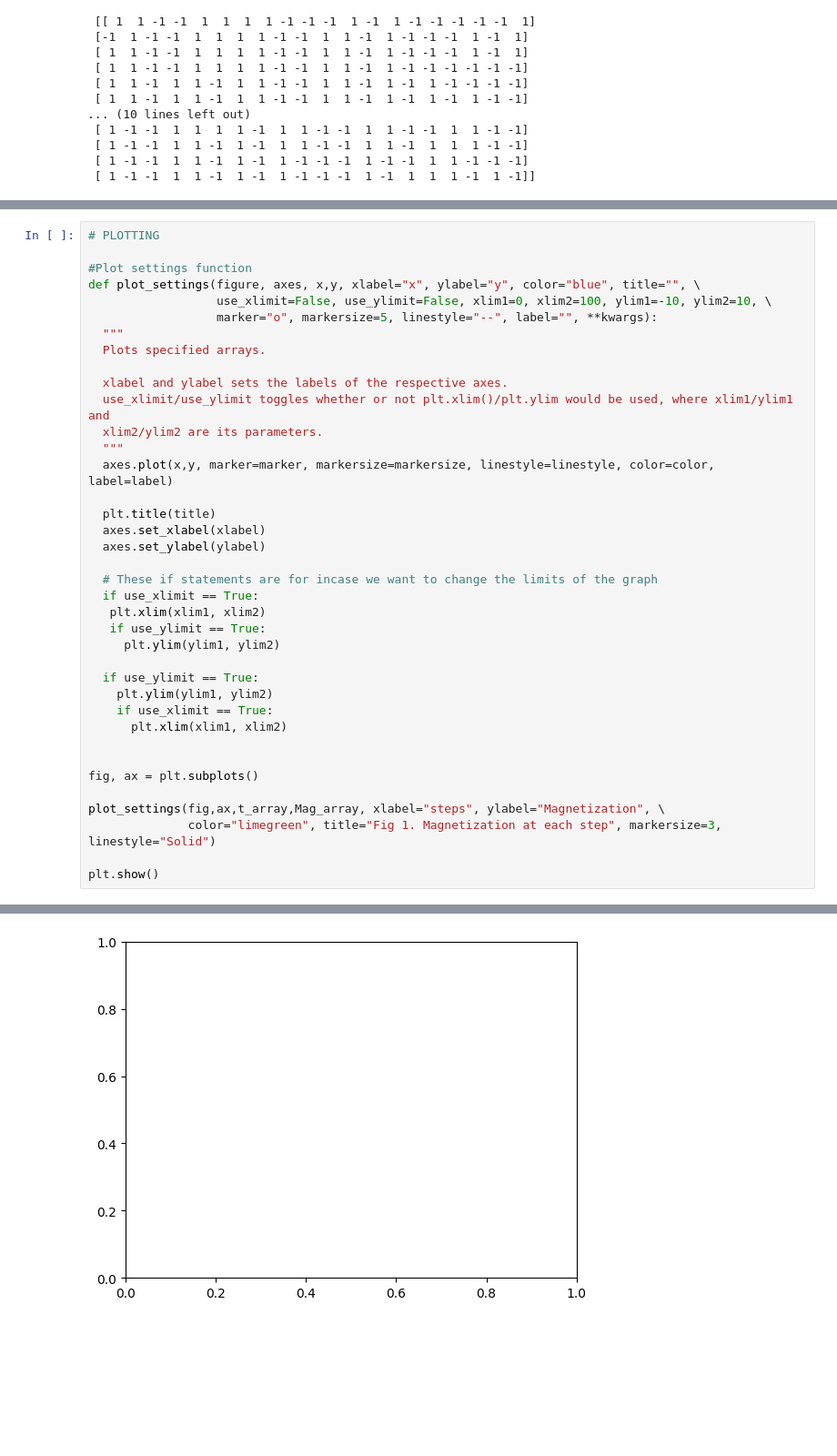
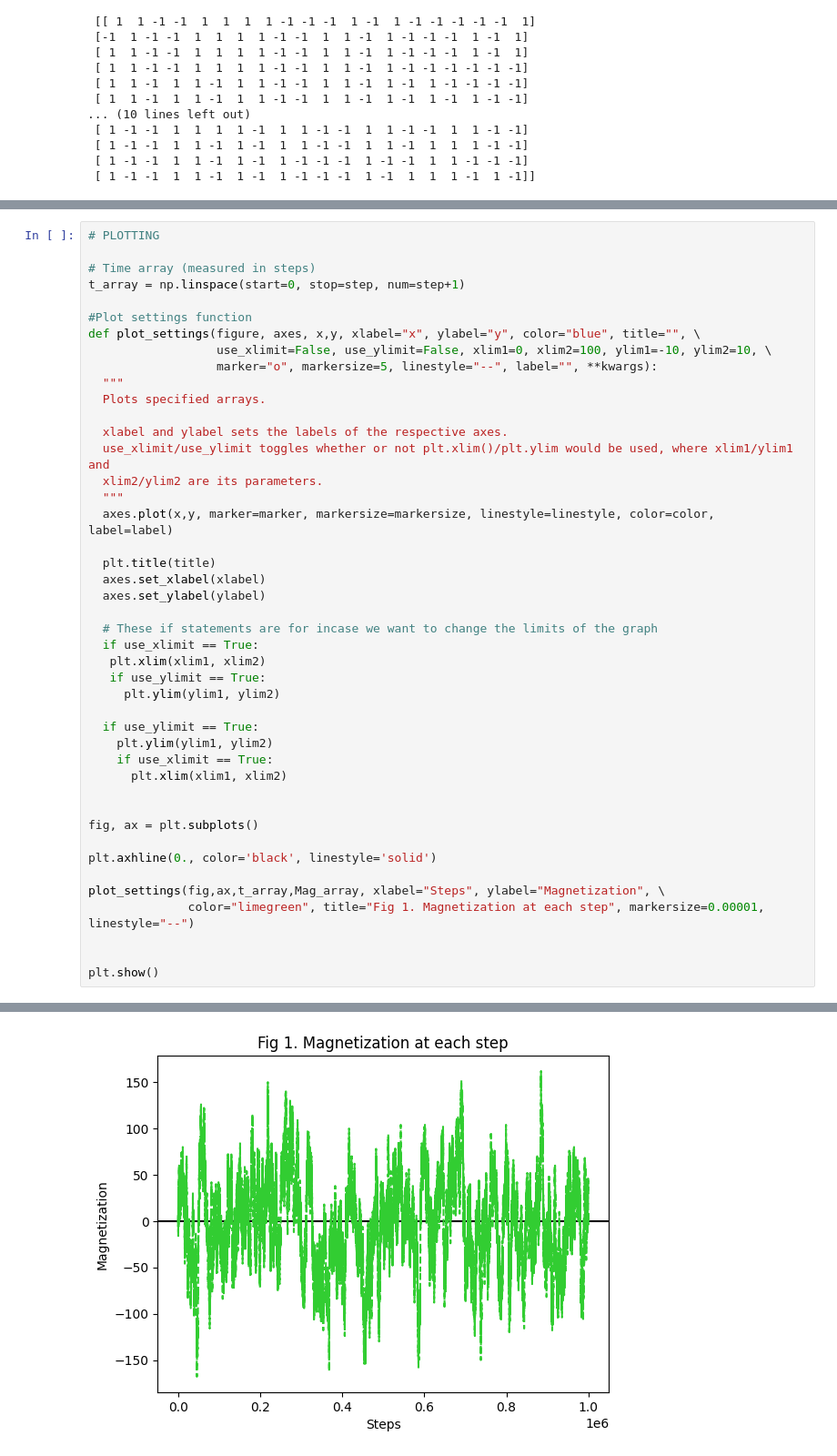
Before and after one commit to SanchezJJC/ApPhy-155, a Jupyter notebook: Sanchez_lab_assignment_module6.ipynb, the cells around one changed output, grey strips where cells are left out. Shown at 91% size. Cells and saved outputs as stored; diff of their text form; blank space fills up the shorter version.

```diff
--- a/Sanchez_lab_assignment_module6.ipynb
+++ b/Sanchez_lab_assignment_module6.ipynb
@@ -417,5 +419,8 @@ KeyboardInterrupt: ignored
 # %%
 # PLOTTING
+
+# Time array (measured in steps)
+t_array = np.linspace(start=0, stop=step, num=step+1)
 
 #Plot settings function
 def plot_settings(figure, axes, x,y, xlabel="x", ylabel="y", color="blue", title="", \
@@ -448,8 +453,11 @@ def plot_settings(figure, axes, x,y, xlabel="x", ylabel="y", color="blue", title
 
 fig, ax = plt.subplots()
 
-plot_settings(fig,ax,t_array,Mag_array, xlabel="steps", ylabel="Magnetization", \
-              color="limegreen", title="Fig 1. Magnetization at each step", markersize=3, linestyle="Solid")
+plt.axhline(0., color='black', linestyle='solid')
+
+plot_settings(fig,ax,t_array,Mag_array, xlabel="Steps", ylabel="Magnetization", \
+              color="limegreen", title="Fig 1. Magnetization at each step", markersize=0.00001, linestyle="--")
+
 
 plt.show()
 # %% [output]
@@ -457 +464 @@ ValueError: ignored
-[figure, old version]
+[figure, new version]
```
Also changed, not shown: parts of 9 cells of this notebook.
